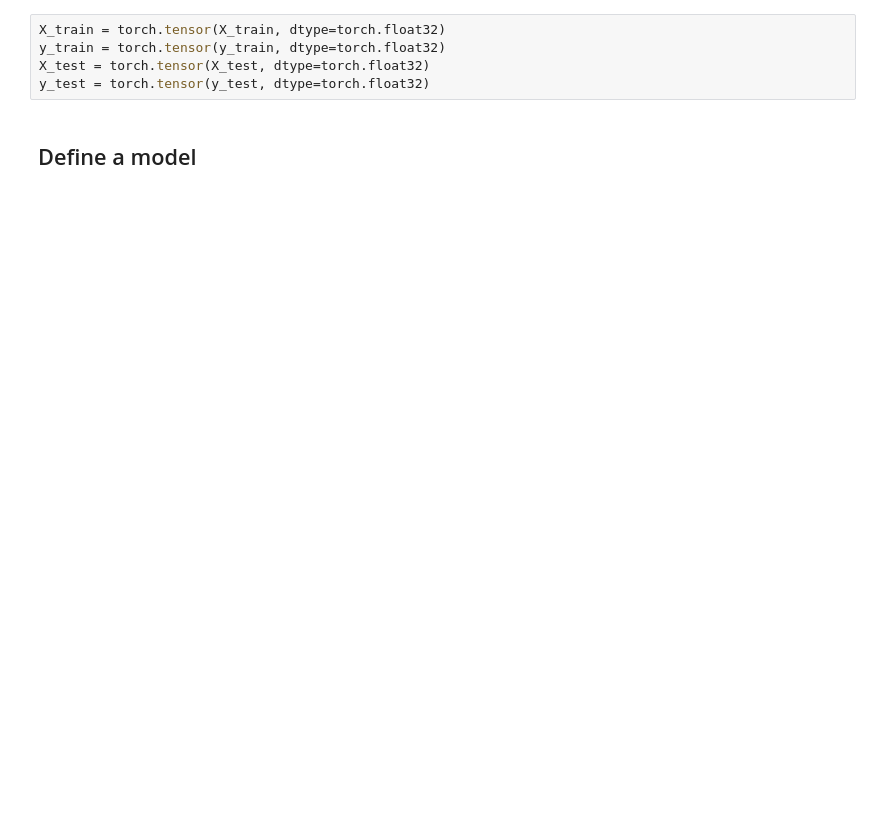
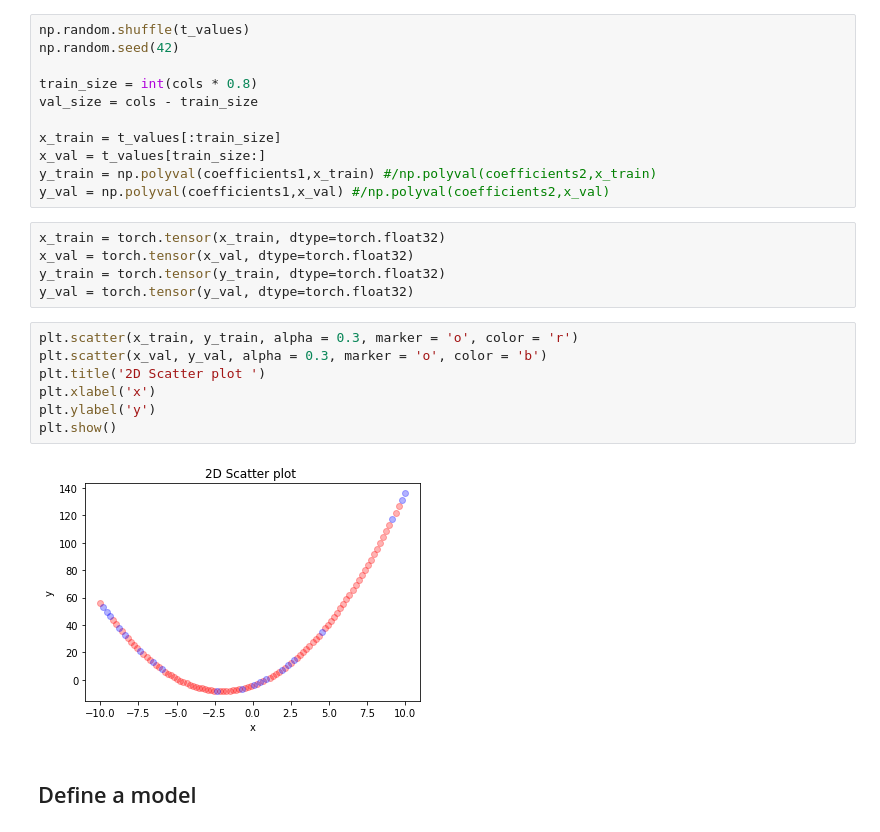
Before and after one commit to beatazor/low-rank-transport, a Jupyter notebook: notebooks/NN_polynomial.ipynb, the cells around one changed output. Drawn from its saved outputs; the diff is of its cells as text; blank space fills up the shorter version.

```diff
--- a/notebooks/NN_polynomial.ipynb
+++ b/notebooks/NN_polynomial.ipynb
@@ -78,8 +75,28 @@ print(X_train.shape, y_train.shape, X_test.shape, y_test.shape)
+# %%
+np.random.shuffle(t_values)
+np.random.seed(42)
+
+train_size = int(cols * 0.8)
+val_size = cols - train_size
+
+x_train = t_values[:train_size]
+x_val = t_values[train_size:]
+y_train = np.polyval(coefficients1,x_train) #/np.polyval(coefficients2,x_train)
+y_val = np.polyval(coefficients1,x_val) #/np.polyval(coefficients2,x_val)
+# %%
+x_train = torch.tensor(x_train, dtype=torch.float32)
+x_val = torch.tensor(x_val, dtype=torch.float32)
+y_train = torch.tensor(y_train, dtype=torch.float32)
+y_val = torch.tensor(y_val, dtype=torch.float32)
 # %%
-X_train = torch.tensor(X_train, dtype=torch.float32)
-y_train = torch.tensor(y_train, dtype=torch.float32)
-X_test = torch.tensor(X_test, dtype=torch.float32)
-y_test = torch.tensor(y_test, dtype=torch.float32)
+plt.scatter(x_train, y_train, alpha = 0.3, marker = 'o', color = 'r')
+plt.scatter(x_val, y_val, alpha = 0.3, marker = 'o', color = 'b')
+plt.title('2D Scatter plot ')
+plt.xlabel('x')
+plt.ylabel('y')
+plt.show()
+# %% [output]
+[figure, added]
 # %% [markdown]
 ## Define a model
 # %%
```
Also changed, not shown: parts of 20 cells of this notebook.
